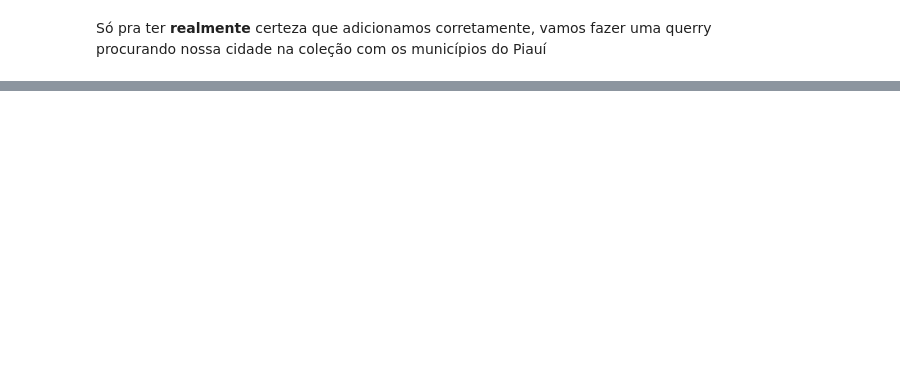
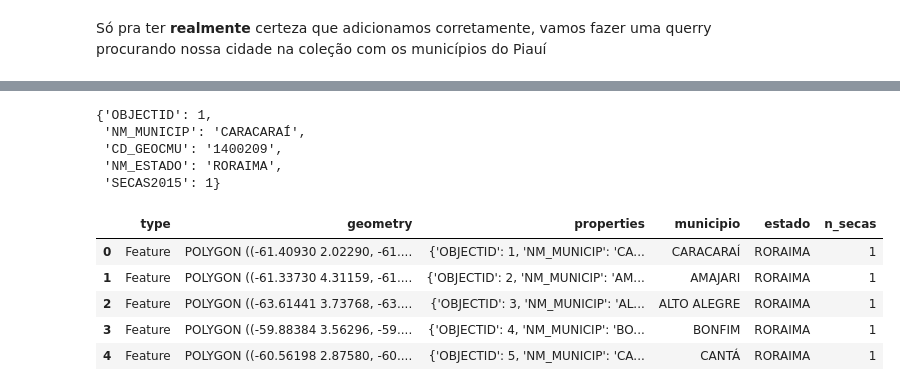
Before and after one commit to Erickslb/databasesA2, a Jupyter notebook: Banco de Dados - A2.ipynb, the cells around one changed output, grey strips where cells are left out. Saved outputs shown, nothing was run; the diff lists cells and outputs as text; code cells hidden in the pictures; blank space fills up the shorter version.

```diff
--- a/Banco de Dados - A2.ipynb
+++ b/Banco de Dados - A2.ipynb
@@ -10,23 +10,24 @@ Capturamos 3 arquivos geojson que serão utilizados para a nossa tarefa:
 + [Arquivo com o percentual de moradores em domicílios particulares com 1 a 2 salários](https://dados.gov.br/dataset/cgeo_vw_perc_morad_rend_1_a_2)
 # %%
 import json #carregaremos os geojsons em dicionários
+import geojson
 
 #arquivo geojson piaui
 
 f = open('piaui.geojson')
-data1 = json.load(f)
+data1 = geojson.load(f)
 f.close()
 
 #arquivo geojson secas
 
 f = open('seca2015.geojson')
-data2 = json.load(f)
+data2 = geojson.load(f)
 f.close()
 
 #arquivo geojson renda
 
 f = open('rend_1_2.geojson')
-data3 = json.load(f)
+data3 = geojson.load(f)
 f.close()
 # %% [markdown]
 ## II - Criando o banco de dados
@@ -159,0 +137,9 @@ df_piaui.head()
+# %%
+#df limites municípios do piauí
+gdf_piaui = gpd.GeoDataFrame(data1['features'])
+
+#df municípios que sofreram com seca em 2015
+gdf_secas = gpd.GeoDataFrame(data2['features'])
+
+#df qntd pessoas com 1 a 2 rendas que moram em domicílios particulares
+gdf_renda = gpd.GeoDataFrame(data3['features'])
@@ -159,0 +189,21 @@ df_piaui.head()
+# %%
+gdf_secas['properties'][0]
+# %% [output]
+{'OBJECTID': 1,
+ 'NM_MUNICIP': 'CARACARAÍ',
+ 'CD_GEOCMU': '1400209',
+ 'NM_ESTADO': 'RORAIMA',
+ 'SECAS2015': 1}
+# %%
+gdf_secas['municipio'] = gdf_secas['properties'].apply(lambda x: x['NM_MUNICIP'])
+gdf_secas['estado'] = gdf_secas['properties'].apply(lambda x: x['NM_ESTADO'])
+gdf_secas['n_secas'] = gdf_secas['properties'].apply(lambda x: x['SECAS2015'])
+# %%
+gdf_secas.head()
+# %% [output]
+|  | type | geometry | properties | municipio | estado | n_secas |
+| 0 | Feature | POLYGON ((-61.40930 2.02290, -61.... | {'OBJECTID': 1, 'NM_MUNICIP': 'CA... | CARACARAÍ | RORAIMA | 1 |
+| 1 | Feature | POLYGON ((-61.33730 4.31159, -61.... | {'OBJECTID': 2, 'NM_MUNICIP': 'AM... | AMAJARI | RORAIMA | 1 |
+| 2 | Feature | POLYGON ((-63.61441 3.73768, -63.... | {'OBJECTID': 3, 'NM_MUNICIP': 'AL... | ALTO ALEGRE | RORAIMA | 1 |
+| 3 | Feature | POLYGON ((-59.88384 3.56296, -59.... | {'OBJECTID': 4, 'NM_MUNICIP': 'BO... | BONFIM | RORAIMA | 1 |
+| 4 | Feature | POLYGON ((-60.56198 2.87580, -60.... | {'OBJECTID': 5, 'NM_MUNICIP': 'CA... | CANTÁ | RORAIMA | 1 |
```
Also changed, not shown: parts of 29 cells of this notebook.
